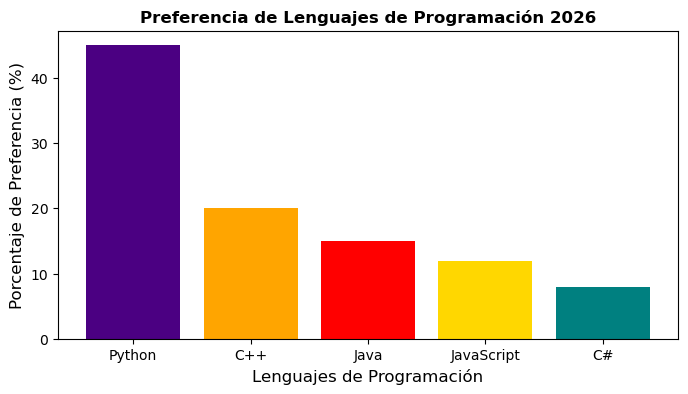
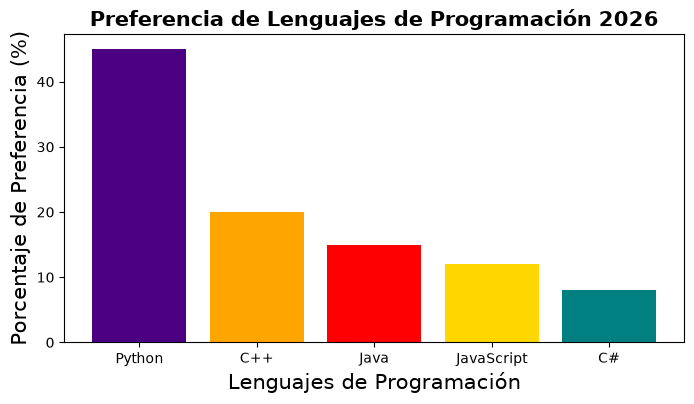
The change to this notebook cell's code, shown as a diff; its figure went from the first image to the second:
--- before
+++ after
@@ -5,7 +5,7 @@
 plt.bar(lenguajes, preferencia, color=['indigo', 'orange', 'red', 'gold', 'teal'])
 
-plt.title('Preferencia de Lenguajes de Programación 2026', fontsize=12, fontweight='bold')
-plt.xlabel('Lenguajes de Programación', fontsize=12)
-plt.ylabel('Porcentaje de Preferencia (%)', fontsize=12)
+plt.title('Preferencia de Lenguajes de Programación 2026', fontsize=15, fontweight='bold')
+plt.xlabel('Lenguajes de Programación', fontsize=15)
+plt.ylabel('Porcentaje de Preferencia (%)', fontsize=15)
 
 plt.show()

Commit: soprole